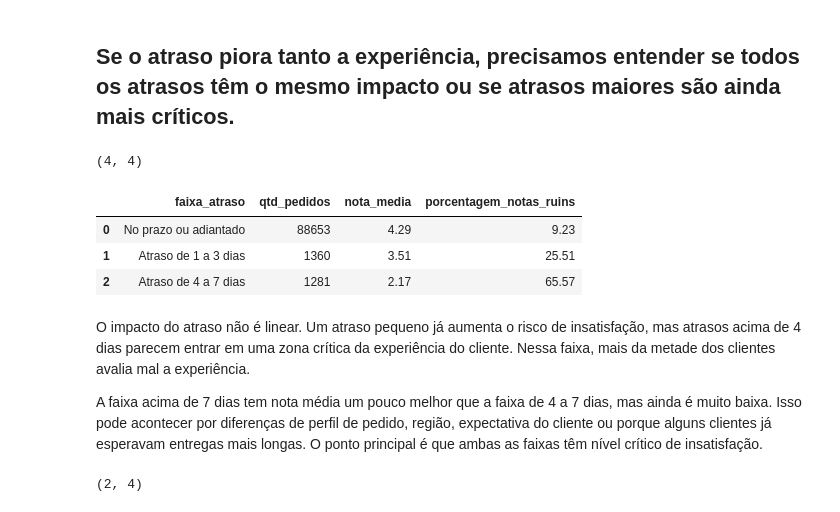
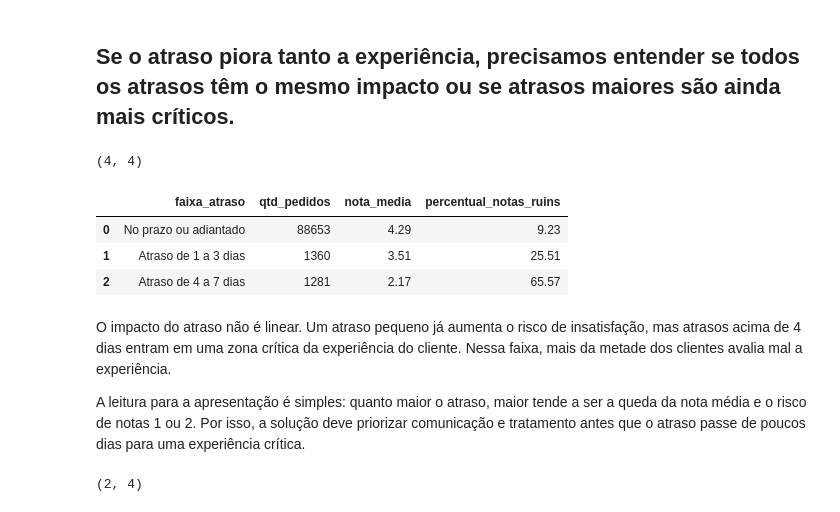
Before and after one commit to PauloViniciusR/SQL, a Jupyter notebook: Storytelling_sql/notebook/analise_base_Sql.ipynb, the cells around one changed output. Cells and saved outputs as stored; diff of their text form; code cells hidden in the pictures.

```diff
--- a/Storytelling_sql/notebook/analise_base_Sql.ipynb
+++ b/Storytelling_sql/notebook/analise_base_Sql.ipynb
@@ -103,39 +100,39 @@ Aqui está o ponto central da análise: a operação vai bem na média, mas quan
 # %%
 faixa_atraso = executa_consulta('SELECT CASE\
                  WHEN julianday(o.order_delivered_customer_date) - julianday(o.order_estimated_delivery_date) <= 0\
                     THEN "No prazo ou adiantado"\
                  WHEN julianday(o.order_delivered_customer_date) - julianday(o.order_estimated_delivery_date) BETWEEN 1 AND 3\
                     THEN "Atraso de 1 a 3 dias"\
                  WHEN julianday(o.order_delivered_customer_date) - julianday(o.order_estimated_delivery_date) BETWEEN 4 AND 7\
                     THEN "Atraso de 4 a 7 dias"\
-                 ELSE "Ataso acima de 7 dias"\
+                 ELSE "Atraso acima de 7 dias"\
                     END AS faixa_atraso,\
                  COUNT(*) AS qtd_pedidos,\
                  ROUND(AVG(r.review_score), 2) AS nota_media,\
-                 ROUND(100.0 * AVG(CASE WHEN r.review_score <= 2 THEN 1 ELSE 0 END), 2) AS porcentagem_notas_ruins\
+                 ROUND(100.0 * AVG(CASE WHEN r.review_score <= 2 THEN 1 ELSE 0 END), 2) AS percentual_notas_ruins\
                  FROM orders o\
                  JOIN order_reviews r\
                  ON o.order_id = r.order_id\
                  WHERE o.order_status = "delivered"\
                  AND o.order_delivered_customer_date IS NOT NULL\
                  AND o.order_estimated_delivery_date IS NOT NULL\
                  GROUP BY faixa_atraso\
                  ORDER BY CASE faixa_atraso\
                  WHEN "No prazo ou adiantado" THEN 1\
                  WHEN "Atraso de 1 a 3 dias" THEN 2\
                  WHEN "Atraso de 4 a 7 dias" THEN 3\
                  ELSE 4\
                  END;')
 # %% [output]
 (4, 4)
-|  | faixa_atraso | qtd_pedidos | nota_media | porcentagem_notas_ruins |
+|  | faixa_atraso | qtd_pedidos | nota_media | percentual_notas_ruins |
 | 0 | No prazo ou adiantado | 88653 | 4.29 | 9.23 |
 | 1 | Atraso de 1 a 3 dias | 1360 | 3.51 | 25.51 |
 | 2 | Atraso de 4 a 7 dias | 1281 | 2.17 | 65.57 |
 # %% [markdown]
-O impacto do atraso não é linear. Um atraso pequeno já aumenta o risco de insatisfação, mas atrasos acima de 4 dias parecem entrar em uma zona crítica da experiência do cliente. Nessa faixa, mais da metade dos clientes avalia mal a experiência.
+O impacto do atraso não é linear. Um atraso pequeno já aumenta o risco de insatisfação, mas atrasos acima de 4 dias entram em uma zona crítica da experiência do cliente. Nessa faixa, mais da metade dos clientes avalia mal a experiência.
 
-A faixa acima de 7 dias tem nota média um pouco melhor que a faixa de 4 a 7 dias, mas ainda é muito baixa. Isso pode acontecer por diferenças de perfil de pedido, região, expectativa do cliente ou porque alguns clientes já esperavam entregas mais longas. O ponto principal é que ambas as faixas têm nível crítico de insatisfação.
+A leitura para a apresentação é simples: quanto maior o atraso, maior tende a ser a queda da nota média e o risco de notas 1 ou 2. Por isso, a solução deve priorizar comunicação e tratamento antes que o atraso passe de poucos dias para uma experiência crítica.
 # %%
 status_reviews = executa_consulta('SELECT CASE \
                  WHEN o.order_delivered_customer_date > o.order_estimated_delivery_date \
```
Also changed, not shown: parts of 12 cells of this notebook, 7 other files.
